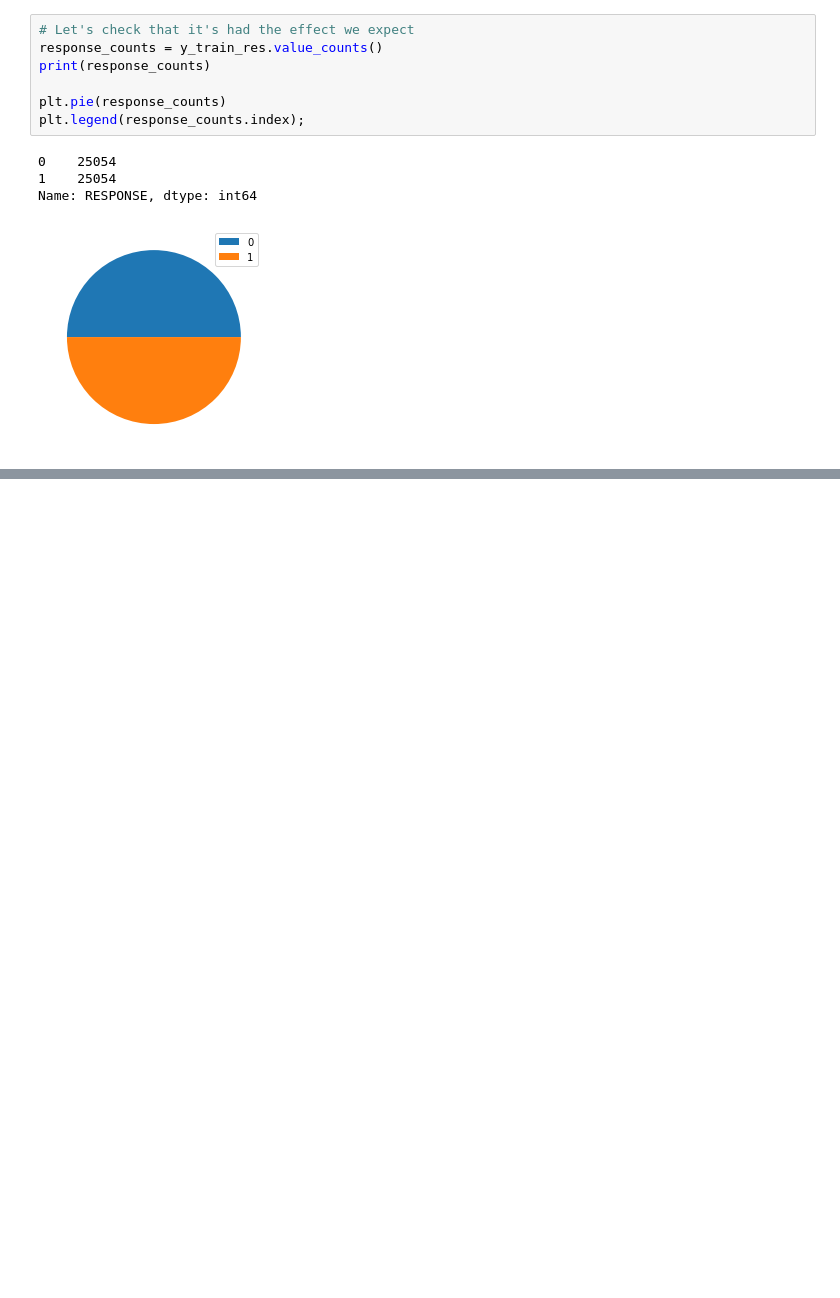
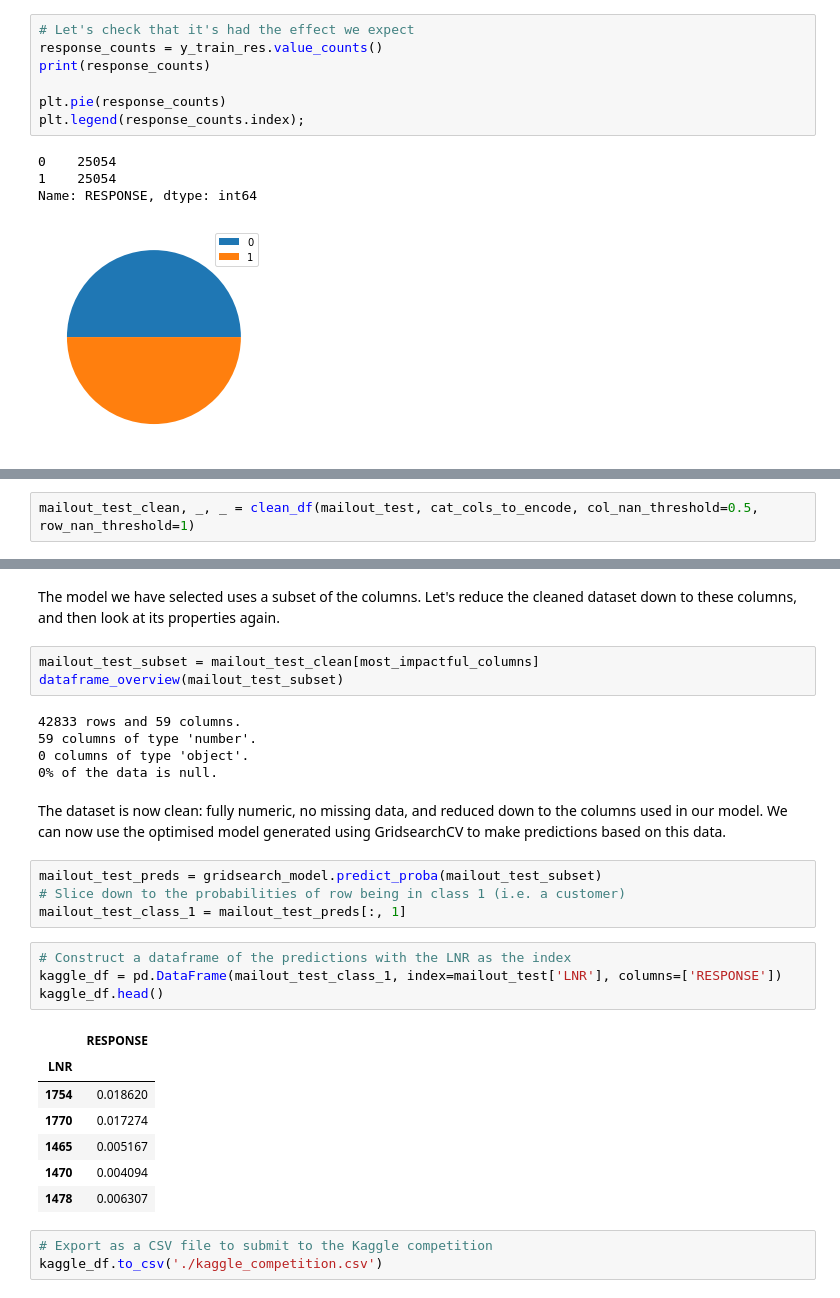
Before and after one commit to guyhth/udacity-dsnd-capstone, a Jupyter notebook: Arvato Project Workbook.ipynb, the cells around one changed output, grey strips where cells are left out. Cells and saved outputs as stored; diff of their text form; blank space fills up the shorter version.

```diff
--- a/Arvato Project Workbook.ipynb
+++ b/Arvato Project Workbook.ipynb
@@ -1174,0 +1218,2 @@ np.max(f1_scores)
+# %%
+mailout_test_clean, _, _ = clean_df(mailout_test, cat_cols_to_encode, col_nan_threshold=0.5, row_nan_threshold=1)
@@ -1174,0 +1233,31 @@ np.max(f1_scores)
+# %% [markdown]
+The model we have selected uses a subset of the columns. Let's reduce the cleaned dataset down to these columns, and then look at its properties again.
+# %%
+mailout_test_subset = mailout_test_clean[most_impactful_columns]
+dataframe_overview(mailout_test_subset)
+# %% [output]
+42833 rows and 59 columns.
+59 columns of type 'number'.
+0 columns of type 'object'.
+0% of the data is null.
+# %% [markdown]
+The dataset is now clean: fully numeric, no missing data, and reduced down to the columns used in our model. We can now use the optimised model generated using GridsearchCV to make predictions based on this data.
+# %%
+mailout_test_preds = gridsearch_model.predict_proba(mailout_test_subset)
+# Slice down to the probabilities of row being in class 1 (i.e. a customer)
+mailout_test_class_1 = mailout_test_preds[:, 1]
+# %%
+# Construct a dataframe of the predictions with the LNR as the index
+kaggle_df = pd.DataFrame(mailout_test_class_1, index=mailout_test['LNR'], columns=['RESPONSE'])
+kaggle_df.head()
+# %% [output]
+|  | RESPONSE |
+| LNR |  |
+| 1754 | 0.018620 |
+| 1770 | 0.017274 |
+| 1465 | 0.005167 |
+| 1470 | 0.004094 |
+| 1478 | 0.006307 |
+# %%
+# Export as a CSV file to submit to the Kaggle competition
+kaggle_df.to_csv('./kaggle_competition.csv')
```
Also changed, not shown: parts of 25 cells of this notebook, 3 other files.
